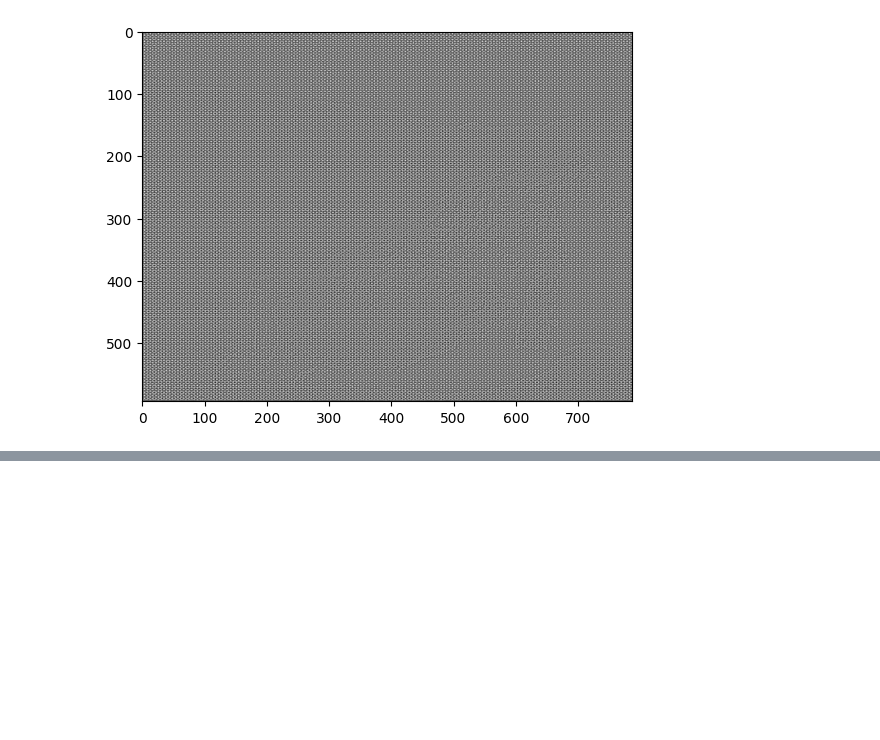
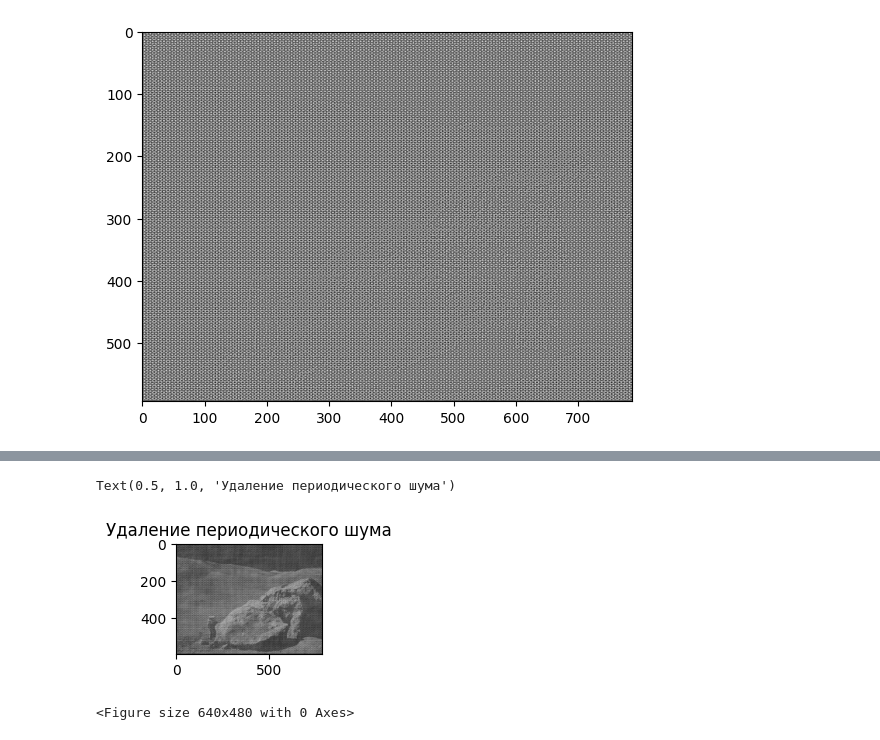
Before and after one commit to baifffboy/image_processing, a Jupyter notebook: 5/Practice_5_fft.ipynb, the cells around one changed output, grey strips where cells are left out. Cells and saved outputs as stored; diff of their text form; code cells hidden in the pictures; blank space fills up the shorter version.

```diff
--- a/5/Practice_5_fft.ipynb
+++ b/5/Practice_5_fft.ipynb
@@ -117,0 +124,12 @@ plt.imshow(result, cmap = 'gray')
+# %%
+plt.subplot(133)
+plt.imshow(img_back, cmap='gray')
+plt.title('Удаление периодического шума')
+# %% [output]
+Text(0.5, 1.0, 'Удаление периодического шума')
+[figure, added]
+# %%
+plt.tight_layout()
+plt.show()
+# %% [output]
+<Figure size 640x480 with 0 Axes>
```
Also changed, not shown: parts of 11 cells of this notebook.
